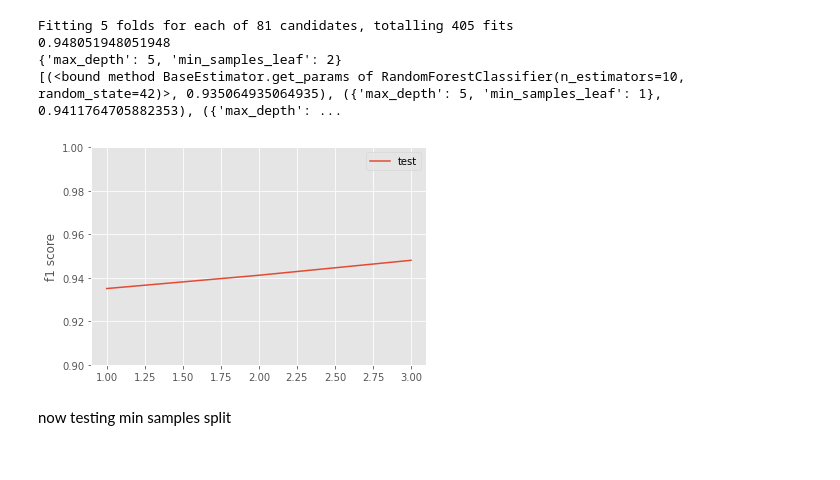
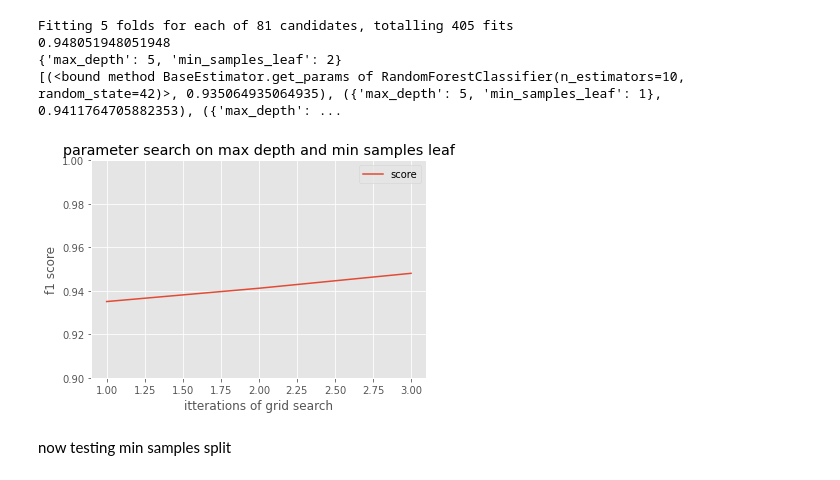
Before and after one commit to DJLeemstar/AICoursework, a Jupyter notebook: randomForest.ipynb, the cells around one changed output. Drawn from its saved outputs; the diff is of its cells as text; code cells hidden in the pictures.

```diff
--- a/randomForest.ipynb
+++ b/randomForest.ipynb
@@ -357,14 +359,16 @@ Fitting 5 folds for each of 81 candidates, totalling 405 fits
 # %%
 temp_scores = []
 for i in scores_of_models:
     temp_scores.append(i[1])
-plt.plot([1,2,3], temp_scores, '-', label = 'test')
+plt.plot([1,2,3], temp_scores, '-', label = 'score')
 plt.legend()
+plt.title('parameter search on max depth and min samples leaf')
 plt.ylabel('f1 score')
+plt.xlabel('itterations of grid search')
 plt.ylim(ymin = 0.9, ymax = 1)
 plt.show()
 # %% [output]
-[figure, old version]
+[figure, new version]
 # %% [markdown]
 now testing min samples split
 # %%
```
Also changed, not shown: parts of 7 cells of this notebook, 2 other files.
